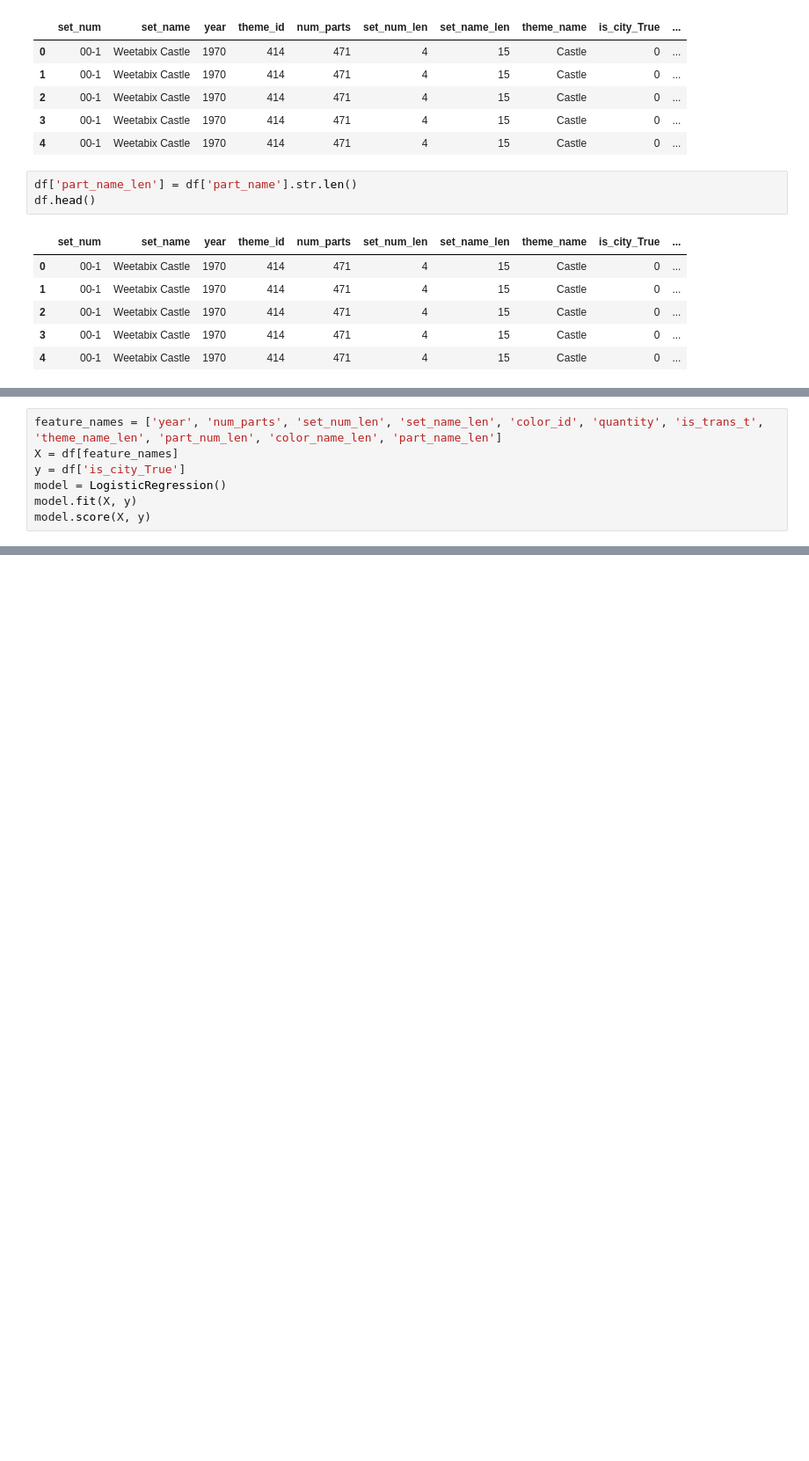
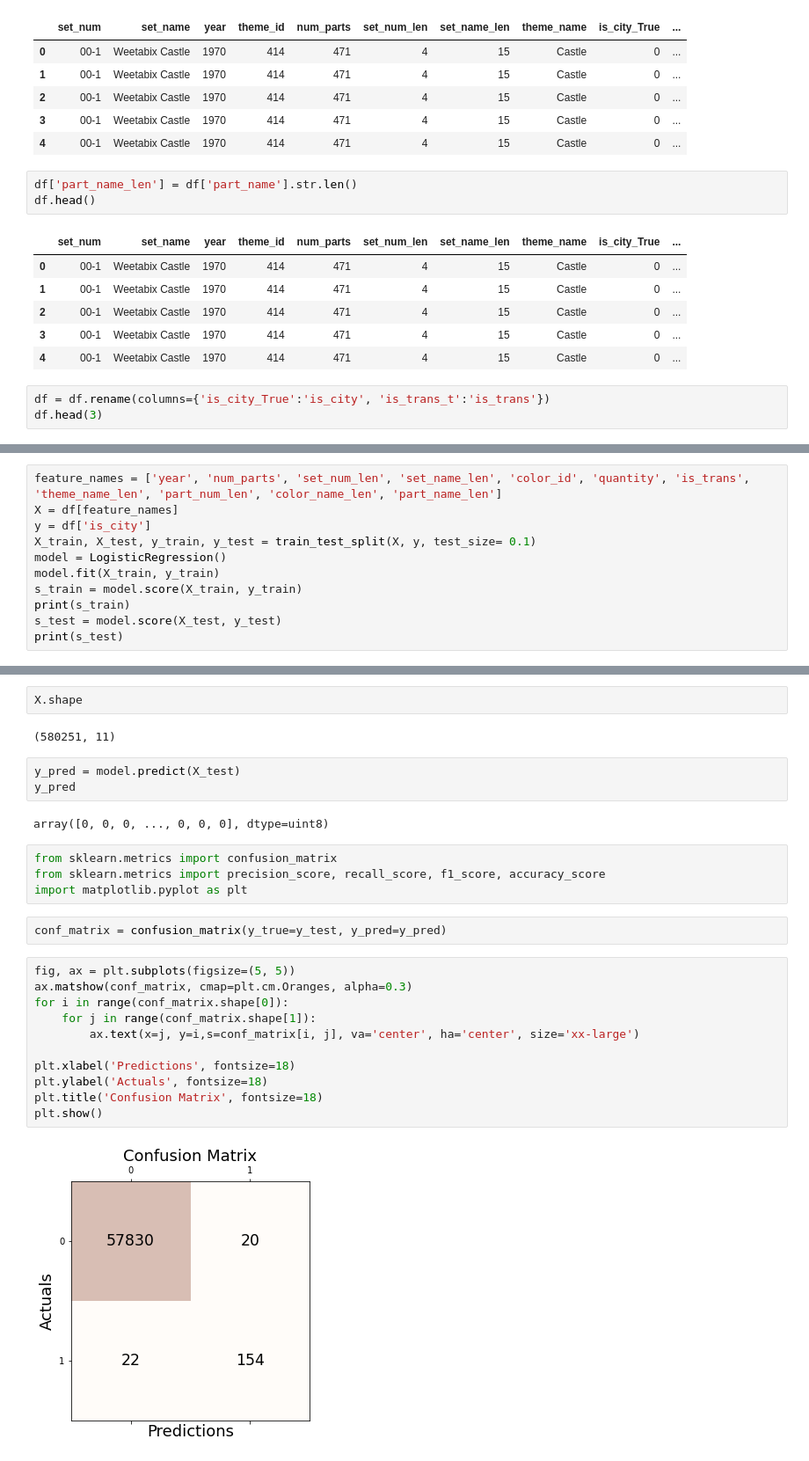
Before and after one commit to mkipper/capstone2-lego-data, a Jupyter notebook: lego_capstone2.ipynb, the cells around one changed output, grey strips where cells are left out. Shown at 88% size. Drawn from its saved outputs; the diff is of its cells as text; blank space fills up the shorter version.

```diff
--- a/lego_capstone2.ipynb
+++ b/lego_capstone2.ipynb
@@ -688,3 +686,6 @@ df.head()
 | 2 | 00-1 | Weetabix Castle | 1970 | 414 | 471 | 4 | 15 | Castle | 0 | ... |
 | 3 | 00-1 | Weetabix Castle | 1970 | 414 | 471 | 4 | 15 | Castle | 0 | ... |
 | 4 | 00-1 | Weetabix Castle | 1970 | 414 | 471 | 4 | 15 | Castle | 0 | ... |
+# %%
+df = df.rename(columns={'is_city_True':'is_city', 'is_trans_t':'is_trans'})
+df.head(3)
@@ -802,8 +984,12 @@ Please also refer to the documentation for alternative solver options:
 # %%
-feature_names = ['year', 'num_parts', 'set_num_len', 'set_name_len', 'color_id', 'quantity', 'is_trans_t', 'theme_name_len', 'part_num_len', 'color_name_len', 'part_name_len']
+feature_names = ['year', 'num_parts', 'set_num_len', 'set_name_len', 'color_id', 'quantity', 'is_trans', 'theme_name_len', 'part_num_len', 'color_name_len', 'part_name_len']
 X = df[feature_names]
-y = df['is_city_True']
+y = df['is_city']
+X_train, X_test, y_train, y_test = train_test_split(X, y, test_size= 0.1)
 model = LogisticRegression()
-model.fit(X, y)
-model.score(X, y)
+model.fit(X_train, y_train)
+s_train = model.score(X_train, y_train)
+print(s_train)
+s_test = model.score(X_test, y_test)
+print(s_test)
 # %% [output]
@@ -817,0 +1034,28 @@ Please also refer to the documentation for alternative solver options:
+# %%
+X.shape
+# %% [output]
+(580251, 11)
+# %%
+y_pred = model.predict(X_test)
+y_pred
+# %% [output]
+array([0, 0, 0, ..., 0, 0, 0], dtype=uint8)
+# %%
+from sklearn.metrics import confusion_matrix
+from sklearn.metrics import precision_score, recall_score, f1_score, accuracy_score
+import matplotlib.pyplot as plt
+# %%
+conf_matrix = confusion_matrix(y_true=y_test, y_pred=y_pred)
+# %%
+fig, ax = plt.subplots(figsize=(5, 5))
+ax.matshow(conf_matrix, cmap=plt.cm.Oranges, alpha=0.3)
+for i in range(conf_matrix.shape[0]):
+    for j in range(conf_matrix.shape[1]):
+        ax.text(x=j, y=i,s=conf_matrix[i, j], va='center', ha='center', size='xx-large')
+
+plt.xlabel('Predictions', fontsize=18)
+plt.ylabel('Actuals', fontsize=18)
+plt.title('Confusion Matrix', fontsize=18)
+plt.show()
+# %% [output]
+[figure, added]
```
Also changed, not shown: parts of 36 cells of this notebook.
